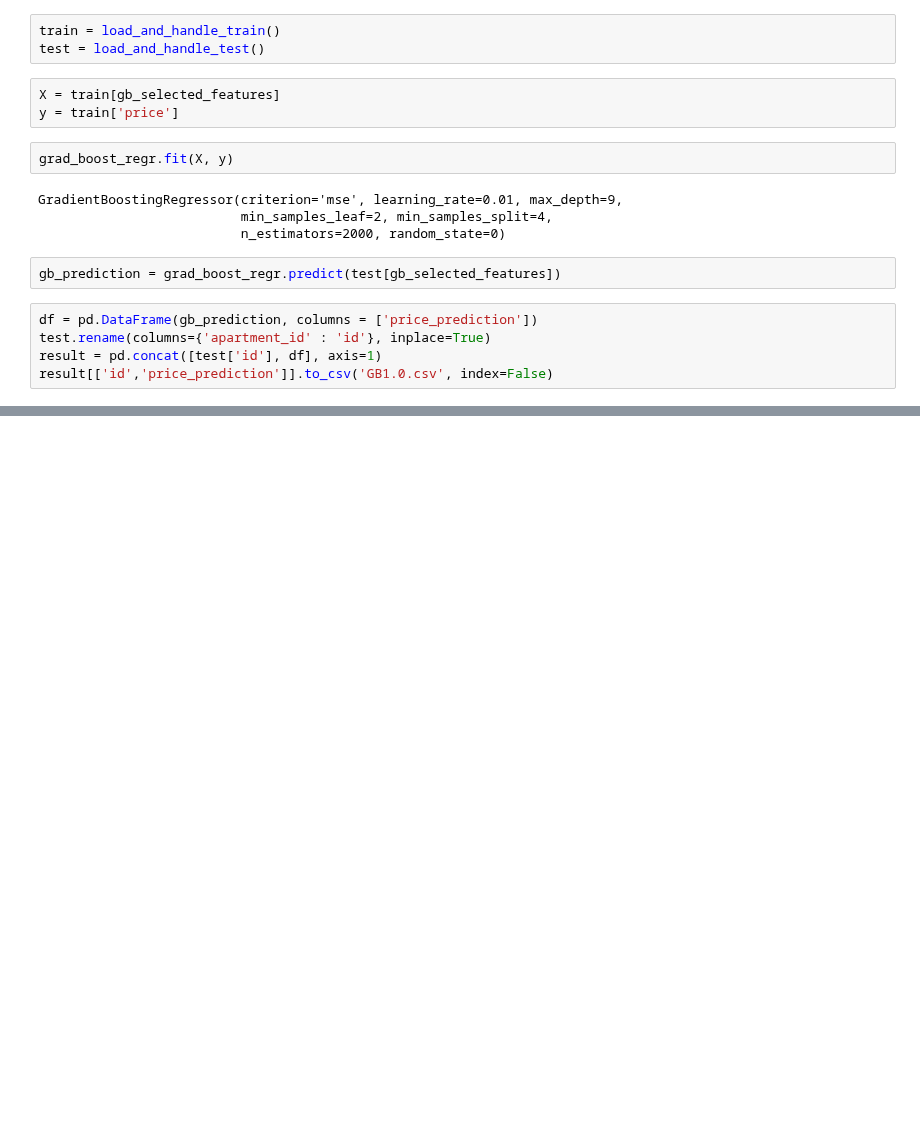
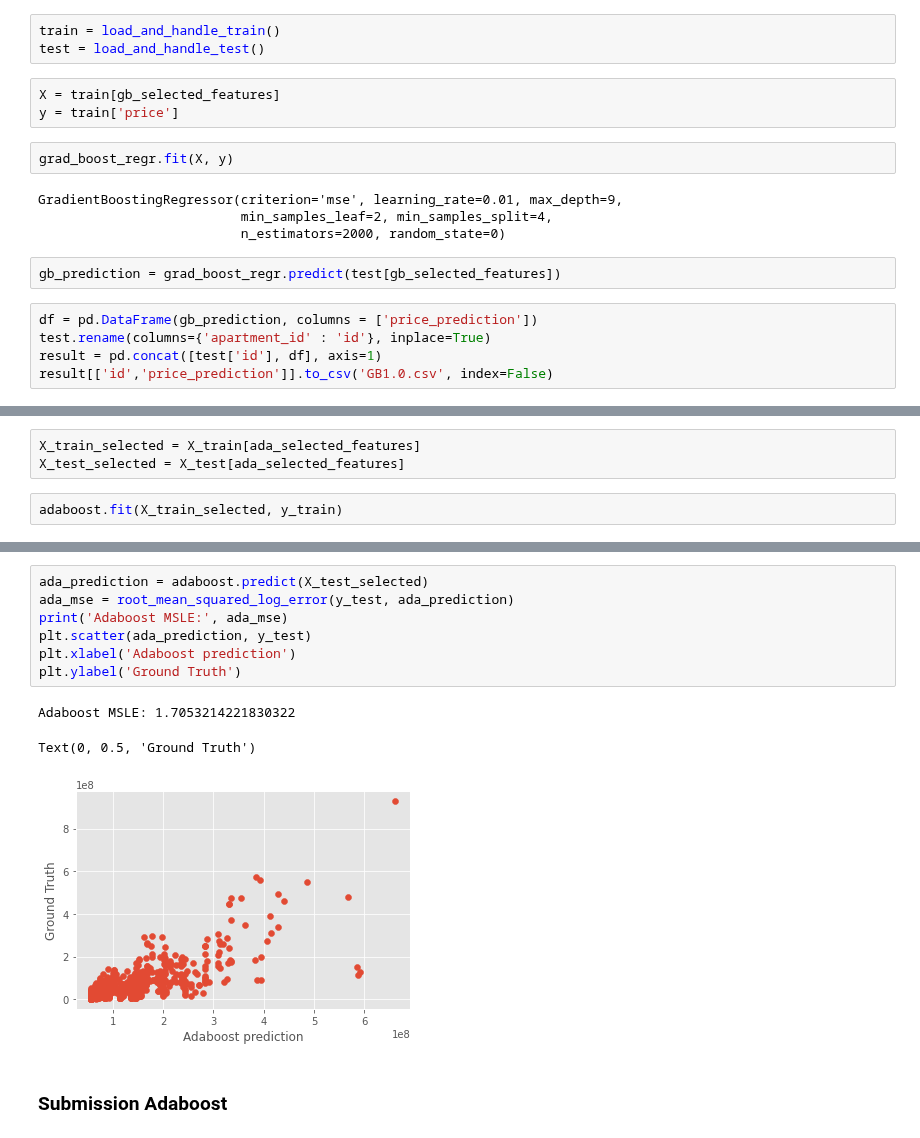
Before and after one commit to henrfj/TDT4173-ML, a Jupyter notebook: hasse-testsite/feature_selection.ipynb, the cells around one changed output, grey strips where cells are left out. Drawn from its saved outputs; the diff is of its cells as text; blank space fills up the shorter version.

```diff
--- a/hasse-testsite/feature_selection.ipynb
+++ b/hasse-testsite/feature_selection.ipynb
@@ -332,0 +376,5 @@ result[['id','price_prediction']].to_csv('GB1.0.csv', index=False)
+# %%
+X_train_selected = X_train[ada_selected_features]
+X_test_selected = X_test[ada_selected_features]
+# %%
+adaboost.fit(X_train_selected, y_train)
@@ -332,0 +384,13 @@ result[['id','price_prediction']].to_csv('GB1.0.csv', index=False)
+# %%
+ada_prediction = adaboost.predict(X_test_selected)
+ada_mse = root_mean_squared_log_error(y_test, ada_prediction)
+print('Adaboost MSLE:', ada_mse)
+plt.scatter(ada_prediction, y_test)
+plt.xlabel('Adaboost prediction')
+plt.ylabel('Ground Truth')
+# %% [output]
+Adaboost MSLE: 1.7053214221830322
+Text(0, 0.5, 'Ground Truth')
+[figure, added]
+# %% [markdown]
+### Submission Adaboost
```
Also changed, not shown: parts of 14 cells of this notebook, 4 other files.
